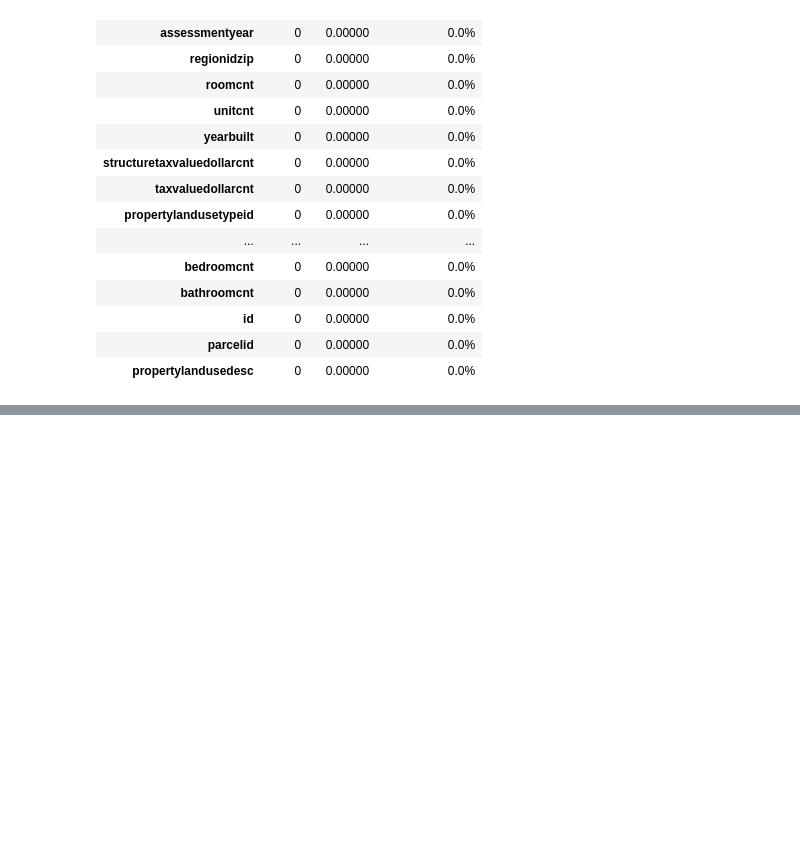
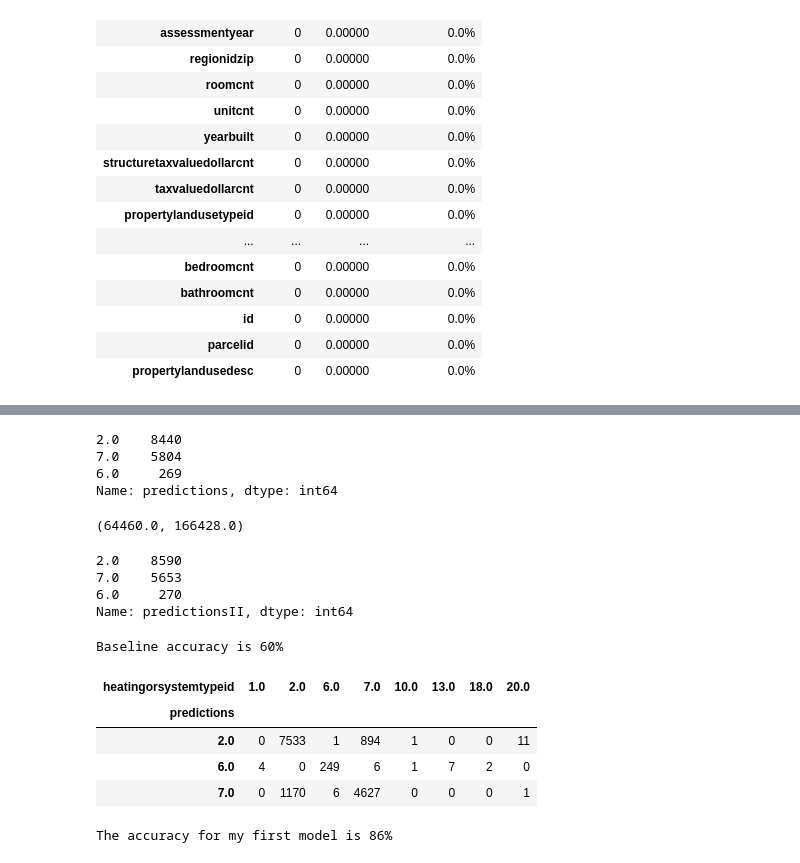
Before and after one commit to HopperTeam6/Zillow_Clustering_Project, a Jupyter notebook: bondy_rabbit_hole.ipynb, the cells around one changed output, grey strips where cells are left out. Drawn from its saved outputs; the diff is of its cells as text; code cells hidden in the pictures; blank space fills up the shorter version.

```diff
--- a/bondy_rabbit_hole.ipynb
+++ b/bondy_rabbit_hole.ipynb
@@ -596,0 +597,73 @@ Name: predictions, dtype: int64
+# %%
+#create
+rf1 = RandomForestClassifier(bootstrap = True,
+                            min_samples_leaf = 3,
+                            max_depth = 5,
+                            random_state = 421)
+
+#fit
+rf1.fit(X_train[best_features], y_train)
+
+#predict
+train_scaled['predictions'] = rf1.predict(X_train[best_features])
+# %%
+#a look at the values for predictions
+train_scaled.predictions.value_counts()
+# %% [output]
+2.0    8440
+7.0    5804
+6.0     269
+Name: predictions, dtype: int64
+# %%
+#quick sample juxt
+df.landtaxvaluedollarcnt.iloc[10], df.taxvaluedollarcnt.iloc[10]
+# %% [output]
+(64460.0, 166428.0)
+# %%
+#create 2nd model
+rf2 = RandomForestClassifier(bootstrap = True,
+                           min_samples_leaf = 3,
+                           max_depth = 5,
+                           random_state = 421
+                           )
+
+#fit
+rf2.fit(X_train[best_rfe], y_train)
+
+#predict
+train_scaled['predictionsII'] = rf2.predict(X_train[best_rfe])
+# %%
+#a look at the value counts for predictions
+train_scaled.predictionsII.value_counts()
+# %% [output]
+2.0    8590
+7.0    5653
+6.0     270
+Name: predictionsII, dtype: int64
+# %%
+#set up a baseline prediction
+baseline = y_train.mode()
+
+#boolean mask to verify whether or not the id matches up with the prediction
+match = y_train == 2
+
+#establish baseline accuracy
+baseline_accuracy = match.mean()
+print(f'Baseline accuracy is {round(baseline_accuracy * 100)}%')
+# %% [output]
+Baseline accuracy is 60%
+# %%
+#confusion matrix (crosstab between actual vs predicted)
+con_matrix = pd.crosstab(train_scaled.predictions, train.heatingorsystemtypeid)
+con_matrix
+# %% [output]
+| heatingorsystemtypeid | 1.0 | 2.0 | 6.0 | 7.0 | 10.0 | 13.0 | 18.0 | 20.0 |
+| predictions |  |  |  |  |  |  |  |  |
+| 2.0 | 0 | 7533 | 1 | 894 | 1 | 0 | 0 | 11 |
+| 6.0 | 4 | 0 | 249 | 6 | 1 | 7 | 2 | 0 |
+| 7.0 | 0 | 1170 | 6 | 4627 | 0 | 0 | 0 | 1 |
+# %%
+accuracy1 = (7533 + 249 + 4627) / (1 + 894 + 1 + 11 + 4 + 6 + 1 + 7 + 2 + 1170 + 6 + 1 + 7533 + 249 + 4627)
+print(f'The accuracy for my first model is {round(accuracy1 * 100)}%')
+# %% [output]
+The accuracy for my first model is 86%
```
Also changed, not shown: parts of 66 cells of this notebook.
